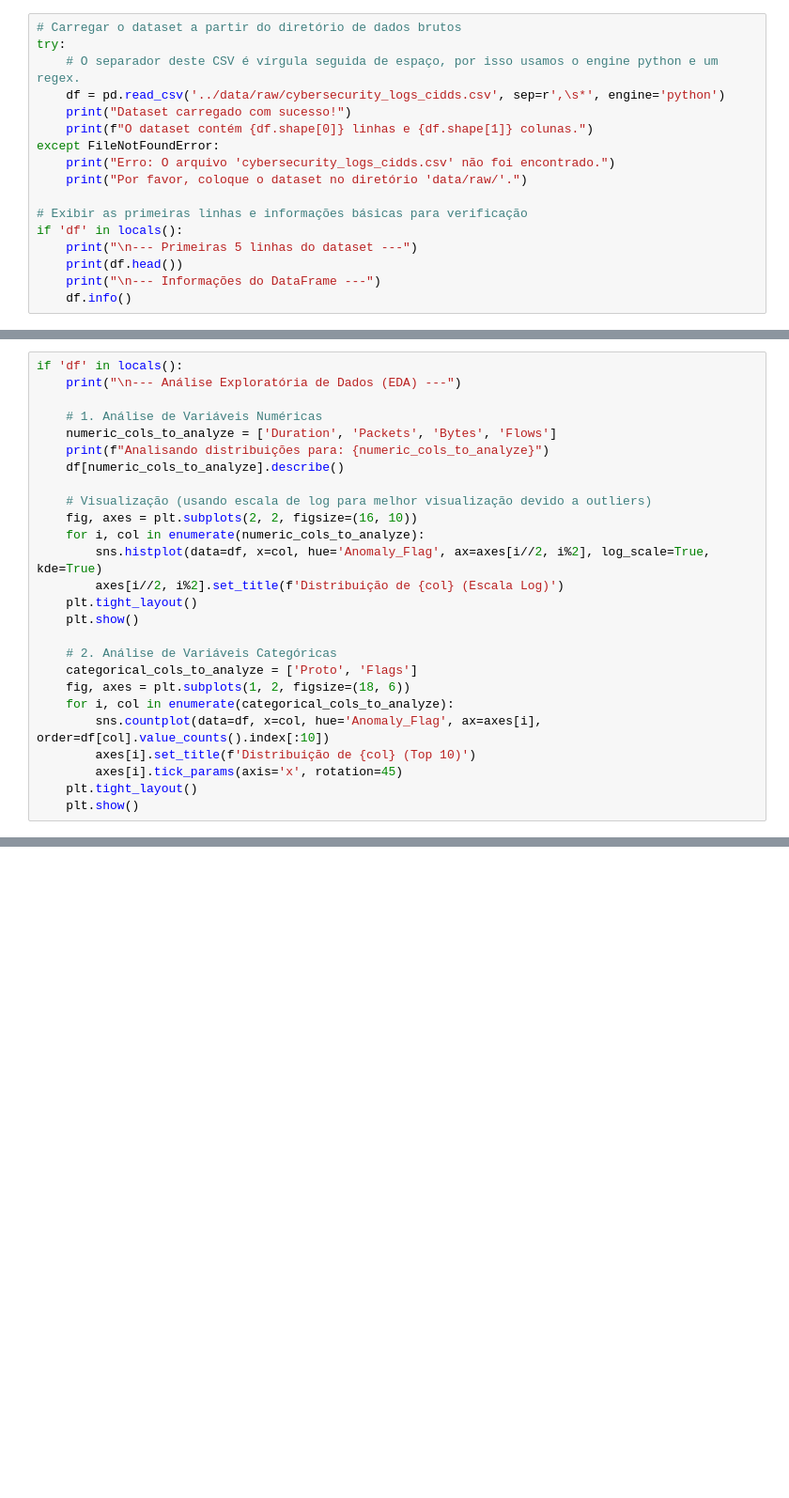
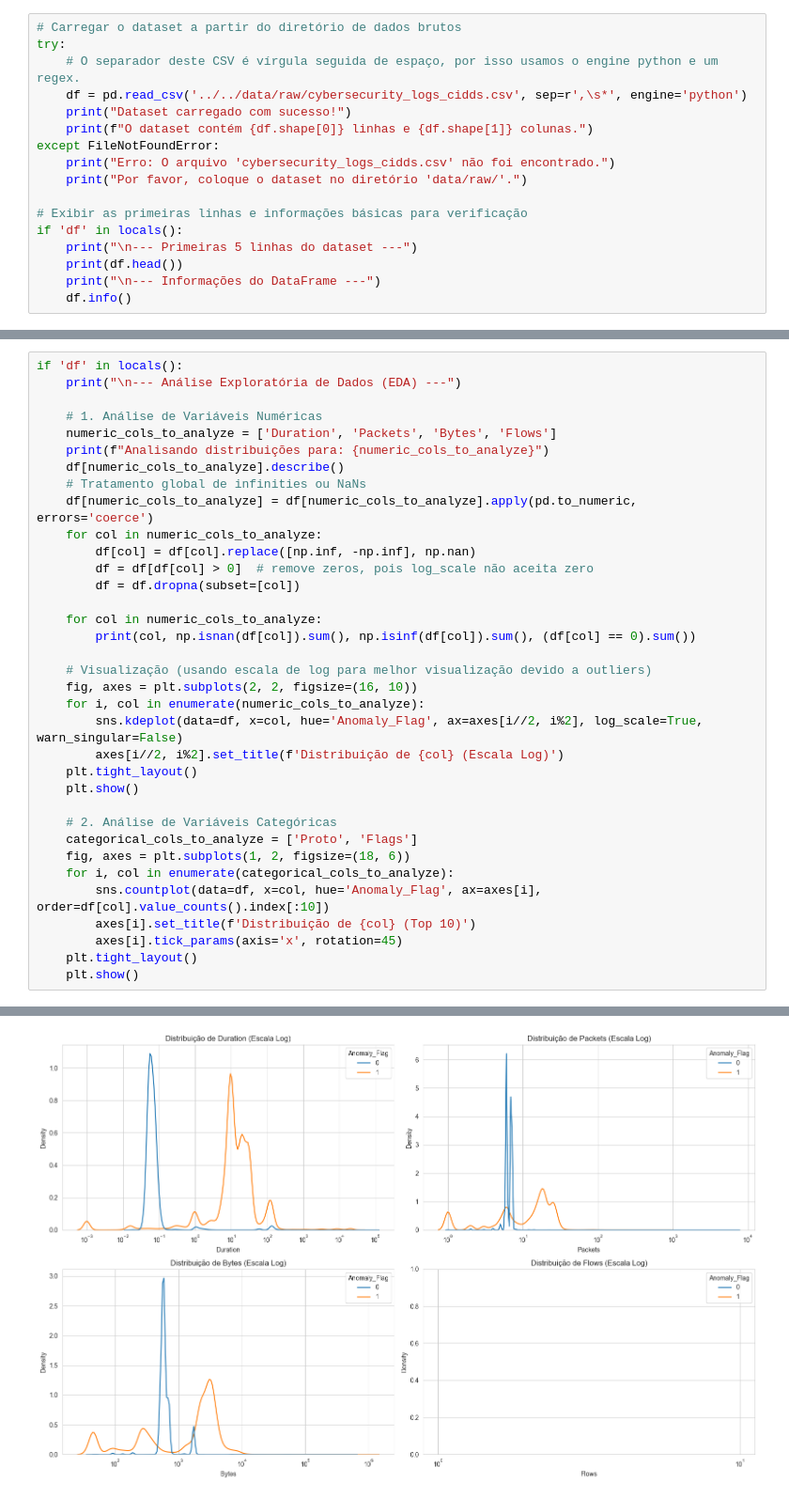
Before and after one commit to GabrielTFV/log-anomaly-detection-ml, a Jupyter notebook: notebooks/CIDDS-Cybersecurity-Logs/01-EDA-CIDDS.ipynb, the cells around one changed output, grey strips where cells are left out. Shown at 94% size. Drawn from its saved outputs; the diff is of its cells as text; blank space fills up the shorter version.

```diff
--- a/notebooks/CIDDS-Cybersecurity-Logs/01-EDA-CIDDS.ipynb
+++ b/notebooks/CIDDS-Cybersecurity-Logs/01-EDA-CIDDS.ipynb
@@ -23,7 +25,7 @@ print("Bibliotecas importadas e configurações aplicadas.")
 # Carregar o dataset a partir do diretório de dados brutos
 try:
     # O separador deste CSV é vírgula seguida de espaço, por isso usamos o engine python e um regex.
-    df = pd.read_csv('../data/raw/cybersecurity_logs_cidds.csv', sep=r',\s*', engine='python')
+    df = pd.read_csv('../../data/raw/cybersecurity_logs_cidds.csv', sep=r',\s*', engine='python')
     print("Dataset carregado com sucesso!")
     print(f"O dataset contém {df.shape[0]} linhas e {df.shape[1]} colunas.")
 except FileNotFoundError:
@@ -68,11 +104,20 @@ if 'df' in locals():
     numeric_cols_to_analyze = ['Duration', 'Packets', 'Bytes', 'Flows']
     print(f"Analisando distribuições para: {numeric_cols_to_analyze}")
     df[numeric_cols_to_analyze].describe()
+    # Tratamento global de infinities ou NaNs
+    df[numeric_cols_to_analyze] = df[numeric_cols_to_analyze].apply(pd.to_numeric, errors='coerce')
+    for col in numeric_cols_to_analyze:
+        df[col] = df[col].replace([np.inf, -np.inf], np.nan)
+        df = df[df[col] > 0]  # remove zeros, pois log_scale não aceita zero
+        df = df.dropna(subset=[col])
+
+    for col in numeric_cols_to_analyze:
+        print(col, np.isnan(df[col]).sum(), np.isinf(df[col]).sum(), (df[col] == 0).sum())
 
     # Visualização (usando escala de log para melhor visualização devido a outliers)
     fig, axes = plt.subplots(2, 2, figsize=(16, 10))
     for i, col in enumerate(numeric_cols_to_analyze):
-        sns.histplot(data=df, x=col, hue='Anomaly_Flag', ax=axes[i//2, i%2], log_scale=True, kde=True)
+        sns.kdeplot(data=df, x=col, hue='Anomaly_Flag', ax=axes[i//2, i%2], log_scale=True, warn_singular=False)
         axes[i//2, i%2].set_title(f'Distribuição de {col} (Escala Log)')
     plt.tight_layout()
     plt.show()
@@ -86,3 +131,4 @@ if 'df' in locals():
         axes[i].tick_params(axis='x', rotation=45)
     plt.tight_layout()
     plt.show()
+# %% [output]
@@ -88,0 +141 @@ if 'df' in locals():
+[figure, added]
```
Also changed, not shown: parts of 7 cells of this notebook, 5 other files.
